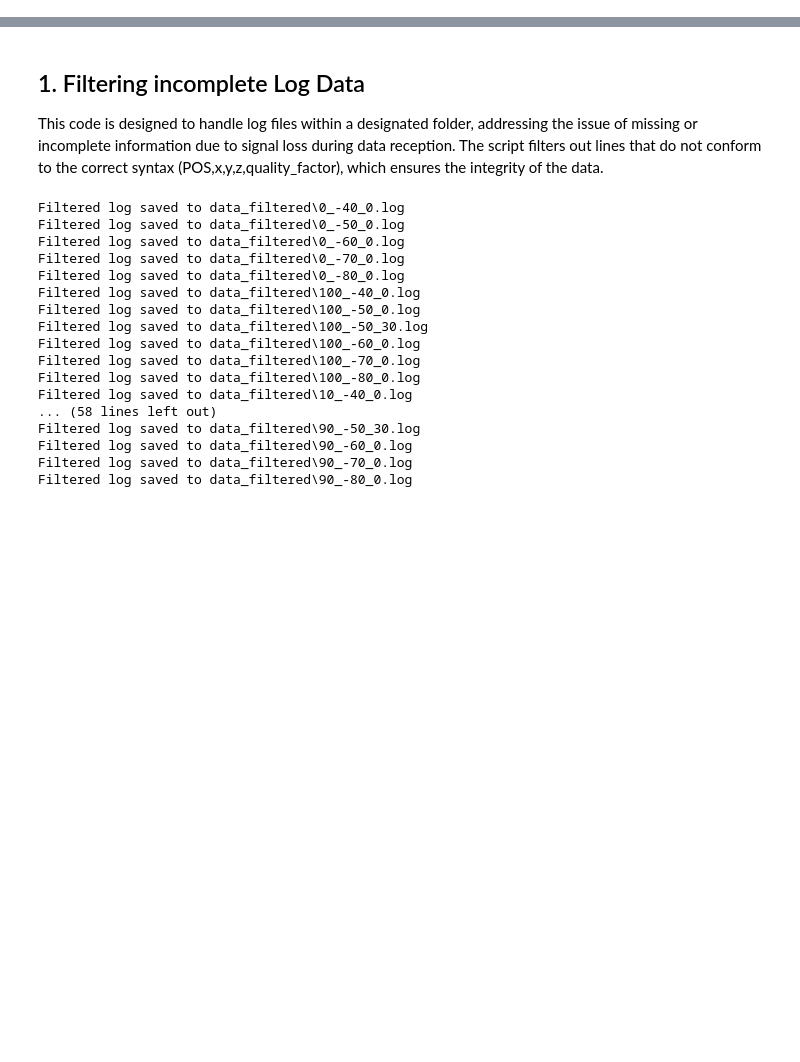
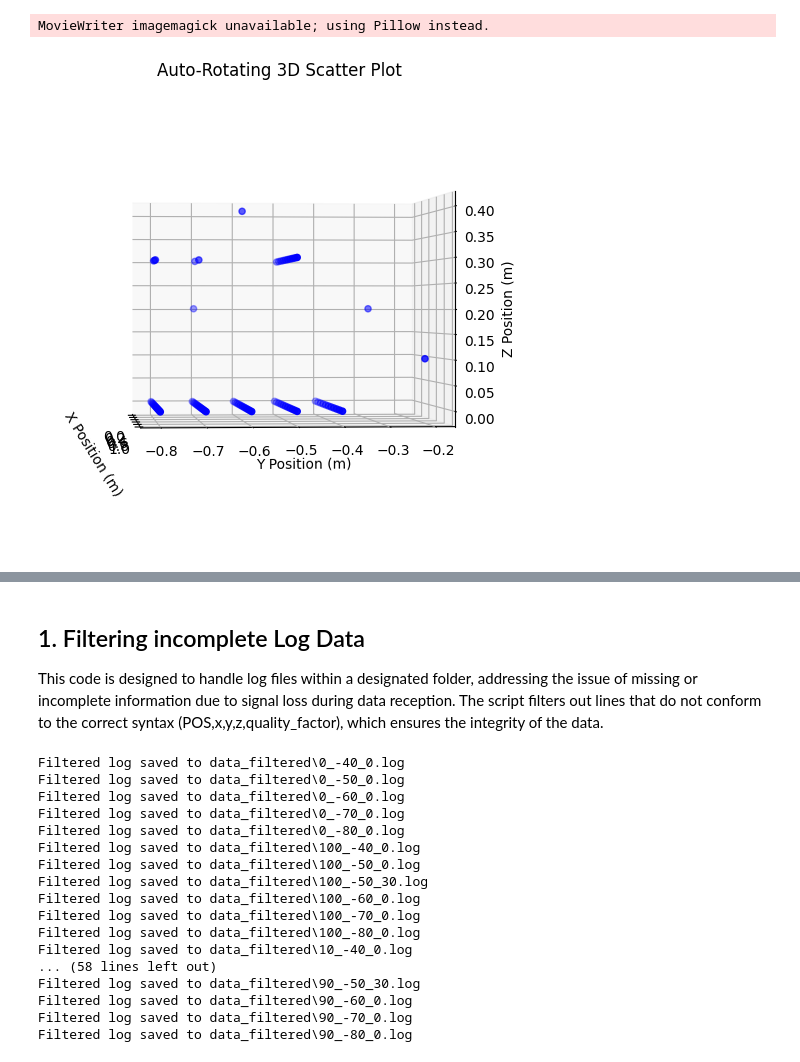
Before and after one commit to pdtnhii/abmi_position_tracking, a Jupyter notebook: src/official.ipynb, the cells around one changed output, grey strips where cells are left out. Cells and saved outputs as stored; diff of their text form; code cells hidden in the pictures; blank space fills up the shorter version.

```diff
--- a/src/official.ipynb
+++ b/src/official.ipynb
@@ -0,0 +47,55 @@
+# %%
+from mpl_toolkits.mplot3d import Axes3D
+import matplotlib.pyplot as plt
+from matplotlib.animation import FuncAnimation
+import numpy as np
+import os
+
+def update(num, scatter, ax):
+    ax.view_init(elev=0, azim=num)  # Keep elevation fixed at 0 degrees
+
+def main():
+    data_folder = "data"
+    log_files = [f for f in os.listdir(data_folder) if f.endswith(".log")]
+
+    # Initialize lists to store positions
+    x_positions = []
+    y_positions = []
+    z_positions = []
+
+    for log_file in log_files:
+        # Split the filename using underscores
+        parts = os.path.splitext(log_file)[0].split('_')
+        if len(parts) == 3:
+            x, y, z = map(int, parts)
+            x_positions.append(x)
+            y_positions.append(y)
+            z_positions.append(z)
+
+    # Convert positions from cm to meters
+    x_positions = np.array(x_positions) / 100.0
+    y_positions = np.array(y_positions) / 100.0
+    z_positions = np.array(z_positions) / 100.0
+
+    # Create a 3D scatter plot
+    fig = plt.figure(figsize=(8, 6))
+    ax = fig.add_subplot(111, projection='3d')
+    scatter = ax.scatter(x_positions, y_positions, z_positions, c='b', marker='o')
+
+    ax.set_xlabel('X Position (m)')
+    ax.set_ylabel('Y Position (m)')
+    ax.set_zlabel('Z Position (m)')
+    ax.set_title('Auto-Rotating 3D Scatter Plot')
+
+    ani = FuncAnimation(fig, update, frames=np.arange(0, 360, 5), fargs=(scatter, ax))
+
+    # Save the animation as a GIF file
+    ani.save('auto_rotating_3d_scatter.gif', writer='imagemagick', fps=24)
+
+    plt.show()
+
+if __name__ == "__main__":
+    main()
+# %% [output]
+MovieWriter imagemagick unavailable; using Pillow instead.
+[figure, added]
```
Also changed, not shown: parts of 4 cells of this notebook, 3 other files.
